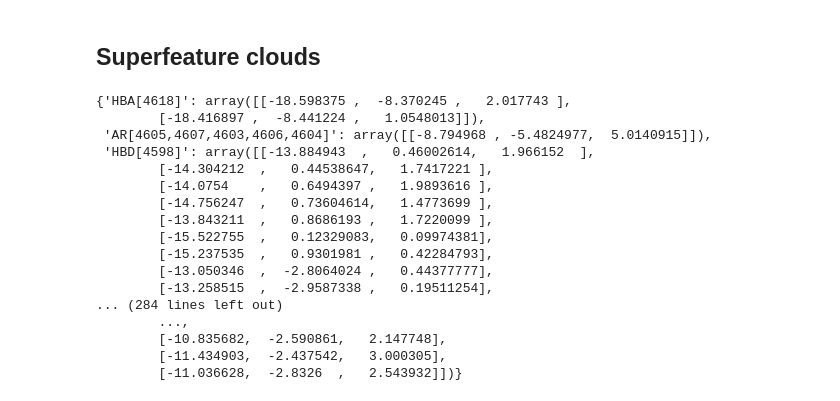
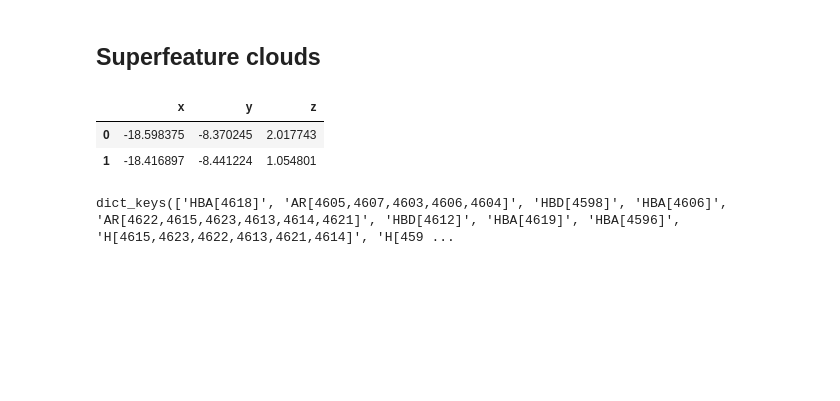
Before and after one commit to wolberlab/dynophores, a Jupyter notebook: docs/tutorials/explore_data.ipynb, the cells around one changed output. Cells and saved outputs as stored; diff of their text form; code cells hidden in the pictures; blank space fills up the shorter version.

```diff
--- a/docs/tutorials/explore_data.ipynb
+++ b/docs/tutorials/explore_data.ipynb
@@ -280,23 +298,13 @@ dynophore.frequency
 | any | 0.2 | 0.1 | 1.0 | 2.0 | 3.99 | 7.98 | 12.28 | ... |
 # %% [markdown]
 ## Superfeature clouds
+# %%
+dynophore.cloud_by_superfeature(superfeature_id)
+# %% [output]
+|  | x | y | z |
+| 0 | -18.598375 | -8.370245 | 2.017743 |
+| 1 | -18.416897 | -8.441224 | 1.054801 |
 # %%
-dynophore.clouds
+dynophore.clouds.keys()
 # %% [output]
-{'HBA[4618]': array([[-18.598375 ,  -8.370245 ,   2.017743 ],
-        [-18.416897 ,  -8.441224 ,   1.0548013]]),
- 'AR[4605,4607,4603,4606,4604]': array([[-8.794968 , -5.4824977,  5.0140915]]),
- 'HBD[4598]': array([[-13.884943  ,   0.46002614,   1.966152  ],
-        [-14.304212  ,   0.44538647,   1.7417221 ],
-        [-14.0754    ,   0.6494397 ,   1.9893616 ],
-        [-14.756247  ,   0.73604614,   1.4773699 ],
-        [-13.843211  ,   0.8686193 ,   1.7220099 ],
-        [-15.522755  ,   0.12329083,   0.09974381],
-        [-15.237535  ,   0.9301981 ,   0.42284793],
-        [-13.050346  ,  -2.8064024 ,   0.44377777],
-        [-13.258515  ,  -2.9587338 ,   0.19511254],
-... (284 lines left out)
-        ...,
-        [-10.835682,  -2.590861,   2.147748],
-        [-11.434903,  -2.437542,   3.000305],
-        [-11.036628,  -2.8326  ,   2.543932]])}
+dict_keys(['HBA[4618]', 'AR[4605,4607,4603,4606,4604]', 'HBD[4598]', 'HBA[4606]', 'AR[4622,4615,4623,4613,4614,4621]', 'HBD[4612]', 'HBA[4619]', 'HBA[4596]', 'H[4615,4623,4622,4613,4621,4614]', 'H[459 ...
```
Also changed, not shown: parts of 22 cells of this notebook, 1 other file.
